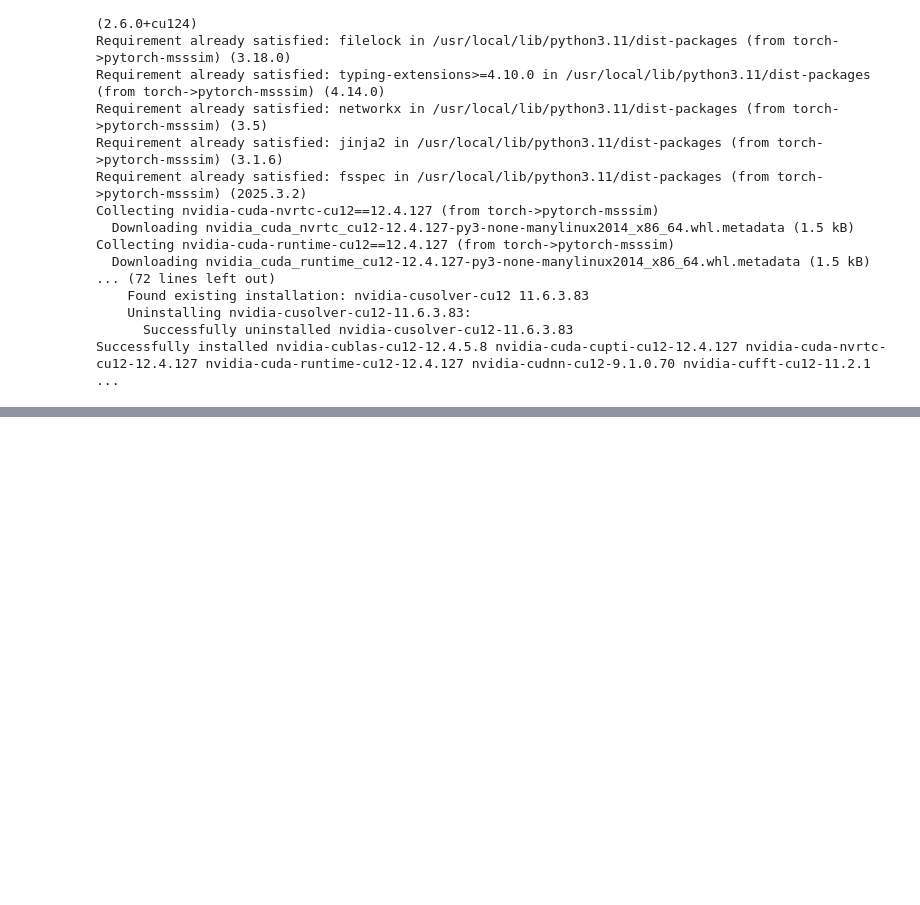
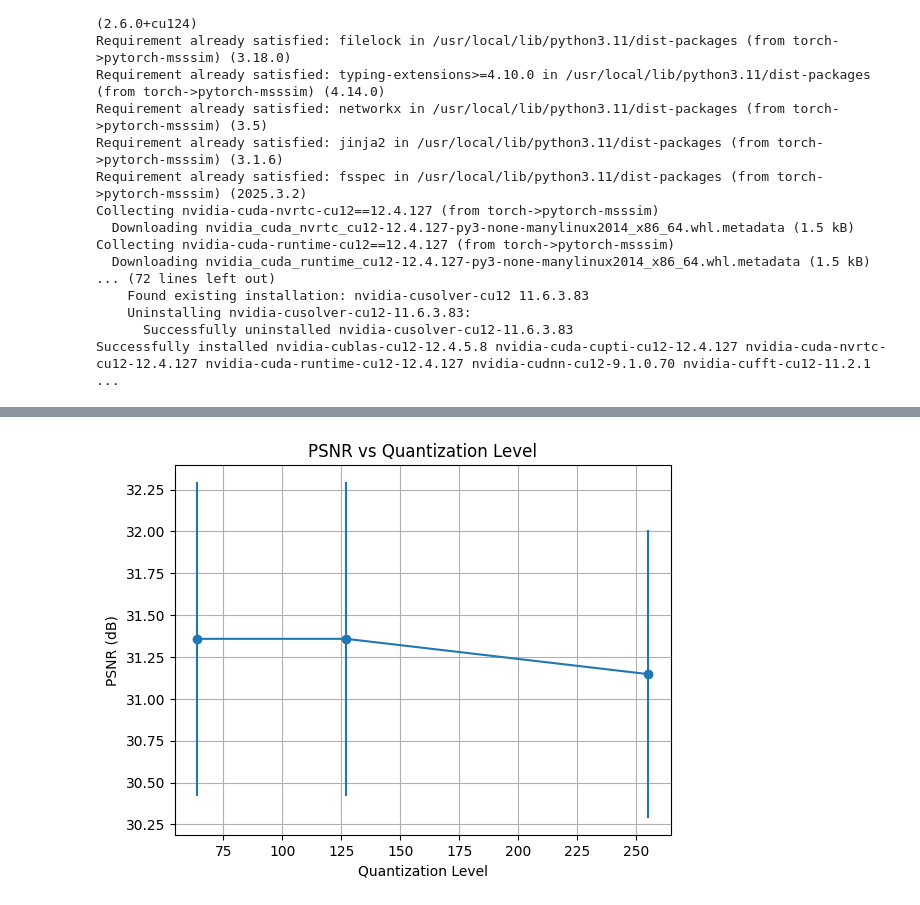
Before and after one commit to Abhiraj36/Compression01, a Jupyter notebook: CNN_compression.ipynb, the cells around one changed output, grey strips where cells are left out. Cells and saved outputs as stored; diff of their text form; code cells hidden in the pictures; blank space fills up the shorter version.

```diff
--- a/CNN_compression.ipynb
+++ b/CNN_compression.ipynb
@@ -1014,0 +1015,12 @@ Index(['quant_level', 'PSNR_AE', 'PSNR_Compressed', 'SSIM', 'BPP',
+# %%
+import matplotlib.pyplot as plt
+
+plt.errorbar(summary['quant_level'], summary['PSNR_Compressed_mean'],
+             yerr=summary['PSNR_Compressed_std'], label='PSNR', marker='o')
+plt.xlabel('Quantization Level')
+plt.ylabel('PSNR (dB)')
+plt.title('PSNR vs Quantization Level')
+plt.grid(True)
+plt.show()
+# %% [output]
+[figure, added]
```
Also changed, not shown: parts of 12 cells of this notebook.
